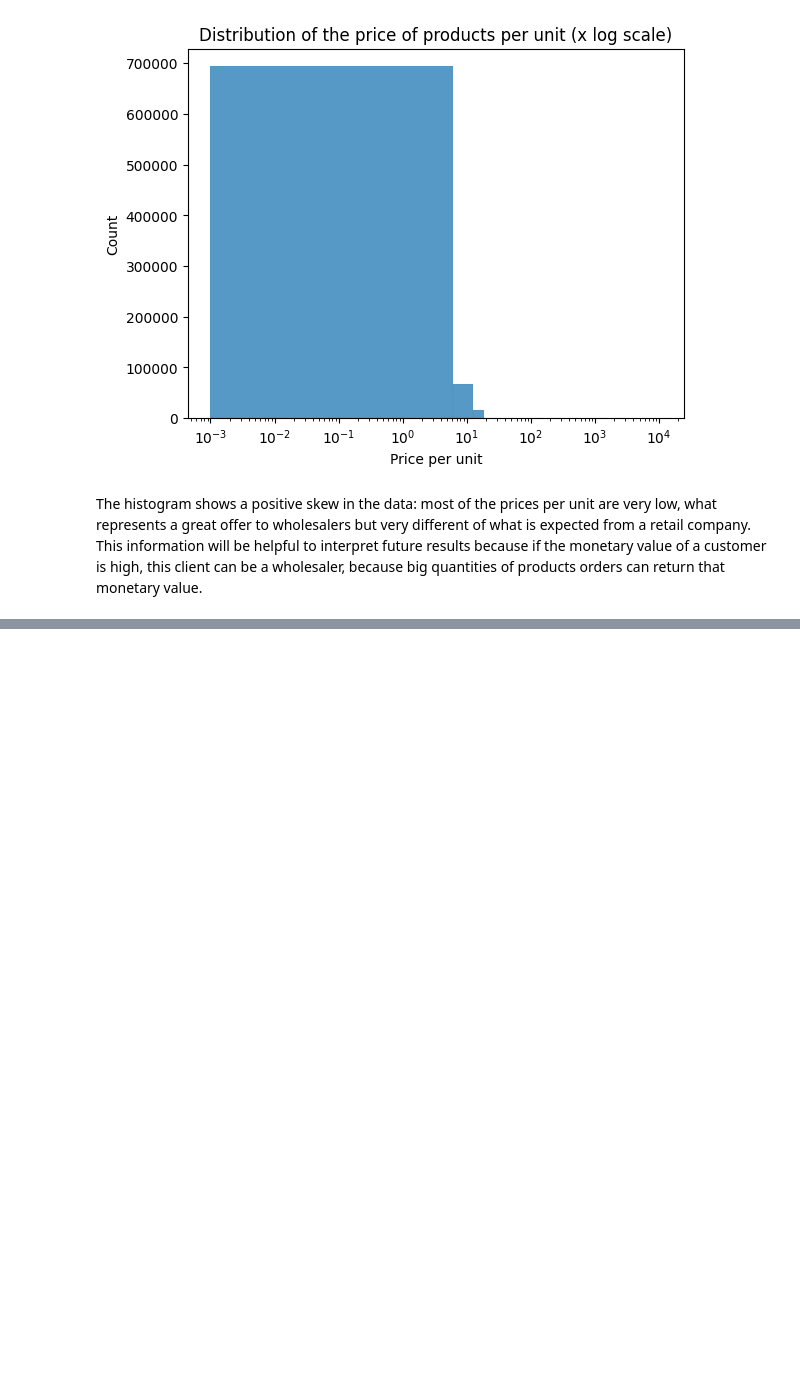
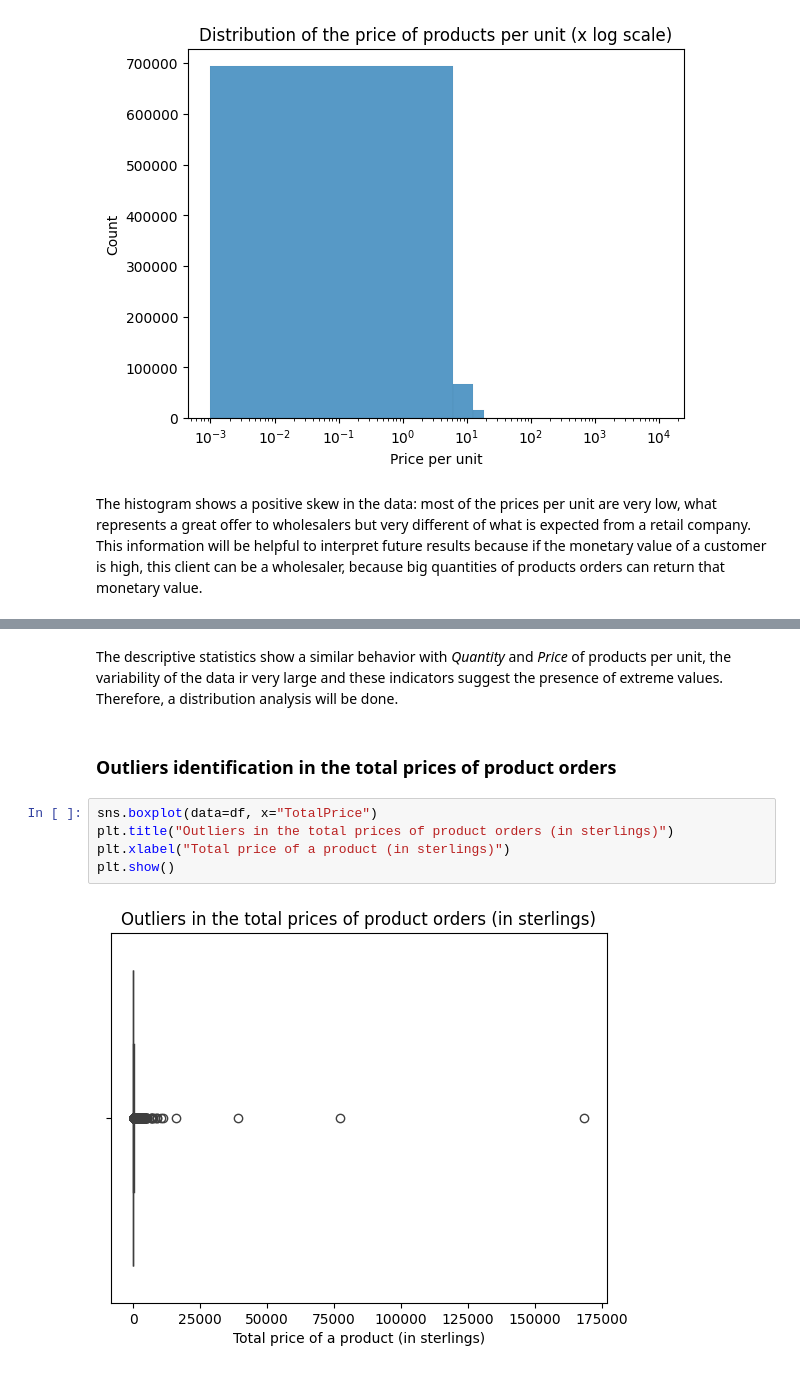
Before and after one commit to AmaKings9/online-retail-customer-analysis, a Jupyter notebook: notebooks/03_eda.ipynb, the cells around one changed output, grey strips where cells are left out. Saved outputs shown, nothing was run; the diff lists cells and outputs as text; blank space fills up the shorter version.

Commit message:
Add distribution analysis of total prices of product orders

```diff
--- a/notebooks/03_eda.ipynb
+++ b/notebooks/03_eda.ipynb
@@ -164,0 +181,11 @@ This information will be helpful to interpret future results because if the mone
+# %% [markdown]
+The descriptive statistics show a similar behavior with _Quantity_ and _Price_ of products per unit, the variability of the data ir very large and these indicators suggest the presence of extreme values. Therefore, a distribution analysis will be done.
+# %% [markdown]
+### Outliers identification in the total prices of product orders
+# %%
+sns.boxplot(data=df, x="TotalPrice")
+plt.title("Outliers in the total prices of product orders (in sterlings)")
+plt.xlabel("Total price of a product (in sterlings)")
+plt.show()
+# %% [output]
+[figure, added]
```
Also changed, not shown: parts of 7 cells of this notebook.
